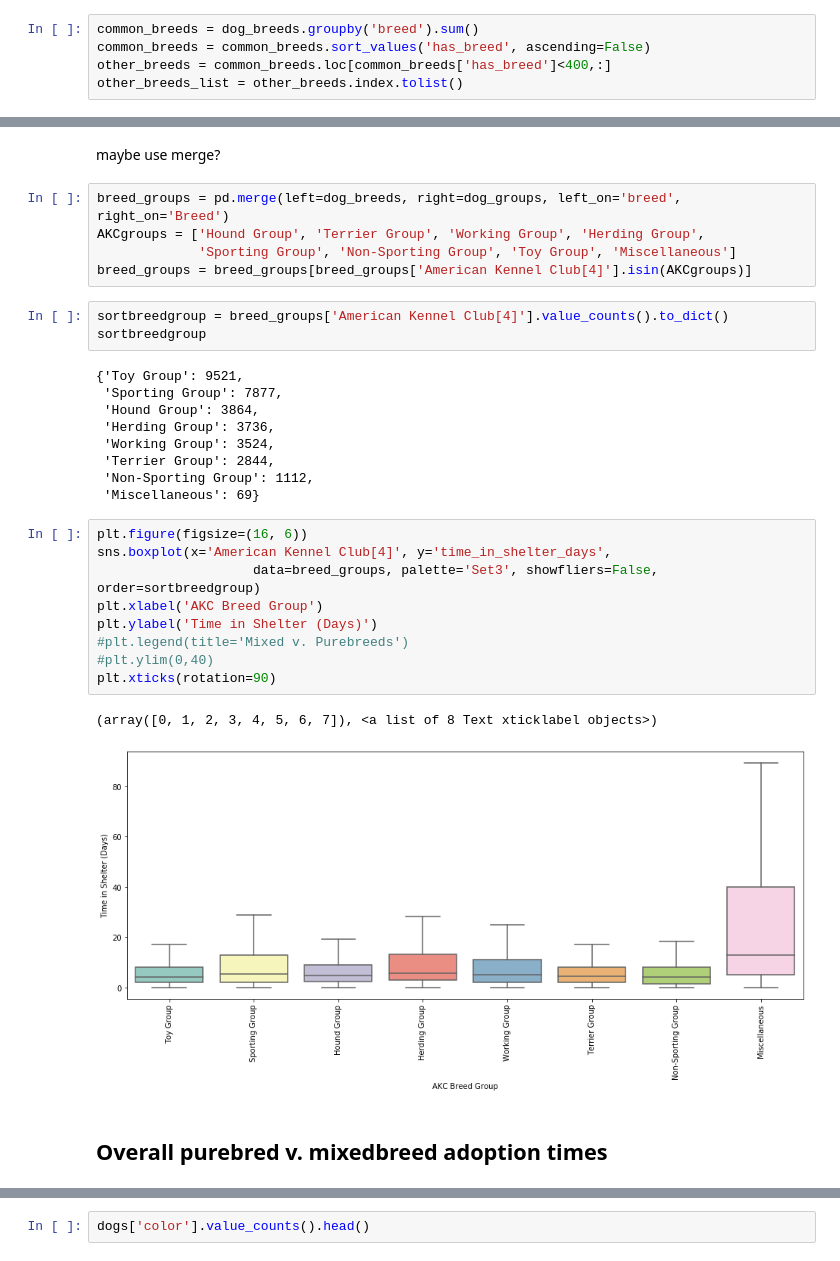
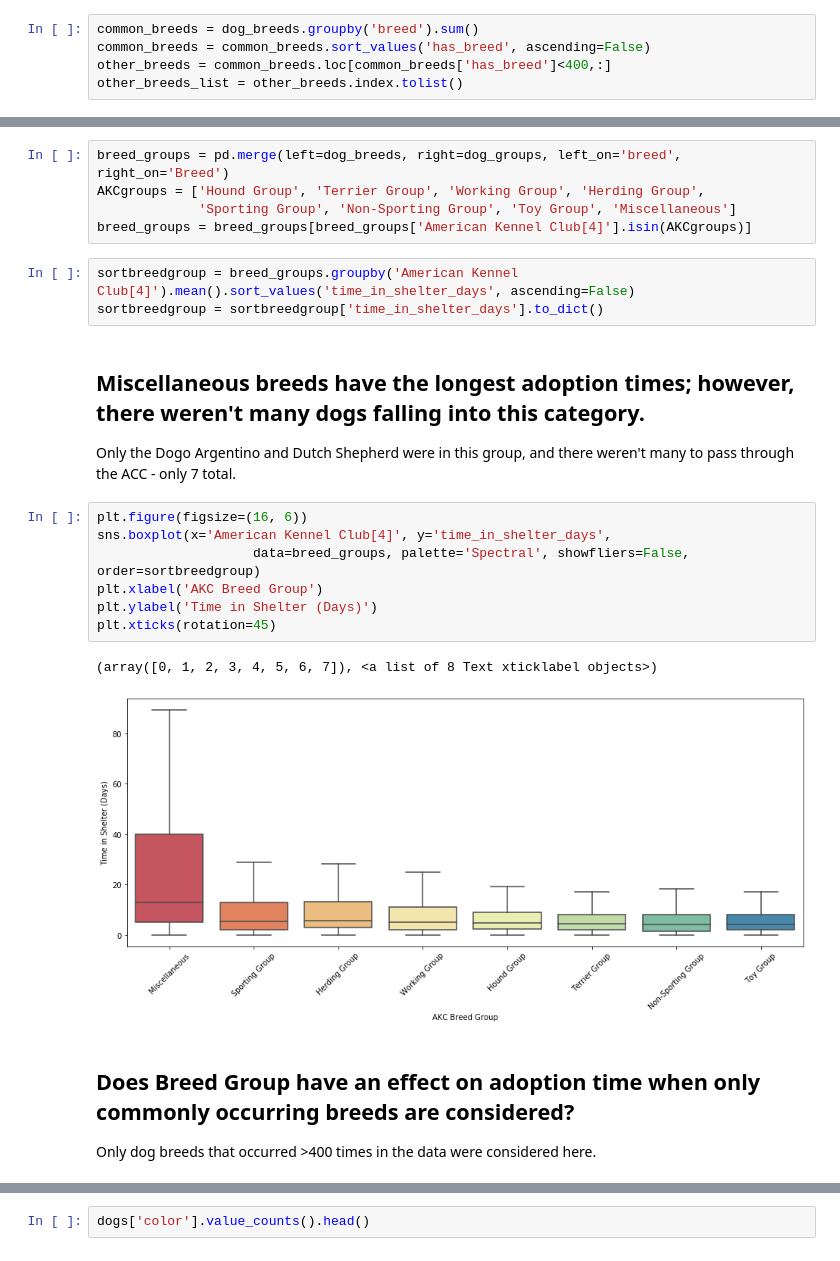
Before and after one commit to krritz/Animal-Shelter-Exploratory-Analysis, a Jupyter notebook: Animal Shelter Analysis.ipynb, the cells around one changed output, grey strips where cells are left out. Drawn from its saved outputs; the diff is of its cells as text.

Commit message:
Cleaned up and added additional figures to analysis, plus datasets needed to replicate analysis.

```diff
--- a/Animal Shelter Analysis.ipynb
+++ b/Animal Shelter Analysis.ipynb
@@ -191,33 +186,24 @@ dog_groups.head()
-# %% [markdown]
-maybe use merge?
 # %%
 breed_groups = pd.merge(left=dog_breeds, right=dog_groups, left_on='breed', right_on='Breed')
 AKCgroups = ['Hound Group', 'Terrier Group', 'Working Group', 'Herding Group',
              'Sporting Group', 'Non-Sporting Group', 'Toy Group', 'Miscellaneous']
 breed_groups = breed_groups[breed_groups['American Kennel Club[4]'].isin(AKCgroups)]
 # %%
-sortbreedgroup = breed_groups['American Kennel Club[4]'].value_counts().to_dict()
-sortbreedgroup
+sortbreedgroup = breed_groups.groupby('American Kennel Club[4]').mean().sort_values('time_in_shelter_days', ascending=False)
+sortbreedgroup = sortbreedgroup['time_in_shelter_days'].to_dict()
-# %% [output]
-{'Toy Group': 9521,
- 'Sporting Group': 7877,
- 'Hound Group': 3864,
- 'Herding Group': 3736,
- 'Working Group': 3524,
- 'Terrier Group': 2844,
- 'Non-Sporting Group': 1112,
- 'Miscellaneous': 69}
+# %% [markdown]
+## Miscellaneous breeds have the longest adoption times; however, there weren't many dogs falling into this category.
+Only the Dogo Argentino and Dutch Shepherd were in this group, and there weren't many to pass through the ACC -  only 7 total.
 # %%
 plt.figure(figsize=(16, 6))
 sns.boxplot(x='American Kennel Club[4]', y='time_in_shelter_days',
-                    data=breed_groups, palette='Set3', showfliers=False, order=sortbreedgroup)
+                    data=breed_groups, palette='Spectral', showfliers=False, order=sortbreedgroup)
 plt.xlabel('AKC Breed Group')
 plt.ylabel('Time in Shelter (Days)')
-#plt.legend(title='Mixed v. Purebreeds')
-#plt.ylim(0,40)
-plt.xticks(rotation=90)
+plt.xticks(rotation=45)
 # %% [output]
 (array([0, 1, 2, 3, 4, 5, 6, 7]), <a list of 8 Text xticklabel objects>)
-[figure, old version]
+[figure, new version]
-# %% [markdown]
-## Overall purebred v. mixedbreed adoption times
+# %% [markdown]
+## Does Breed Group have an effect on adoption time when only commonly occurring breeds are considered?
+Only dog breeds that occurred >400 times in the data were considered here.
```
Also changed, not shown: parts of 106 cells of this notebook, 2 other files.
